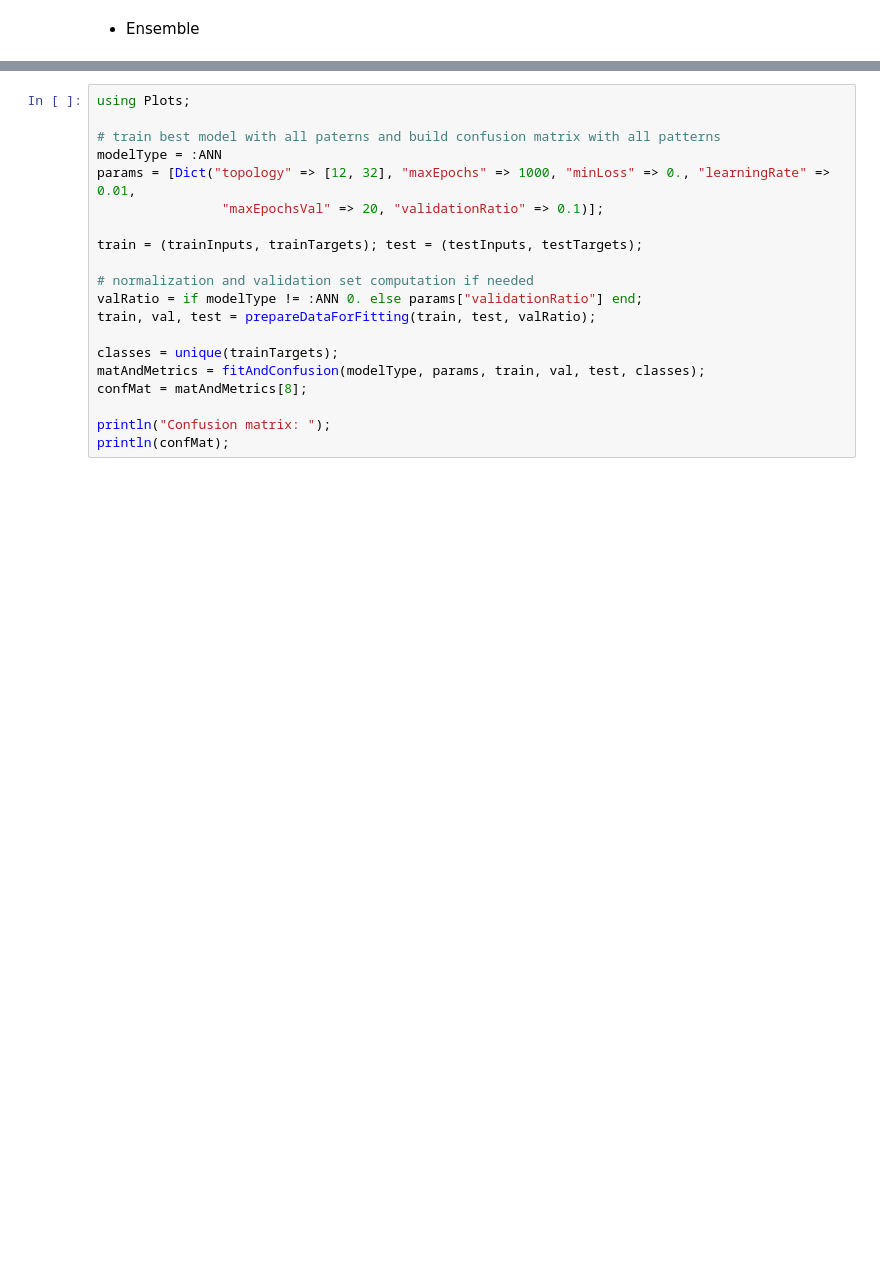
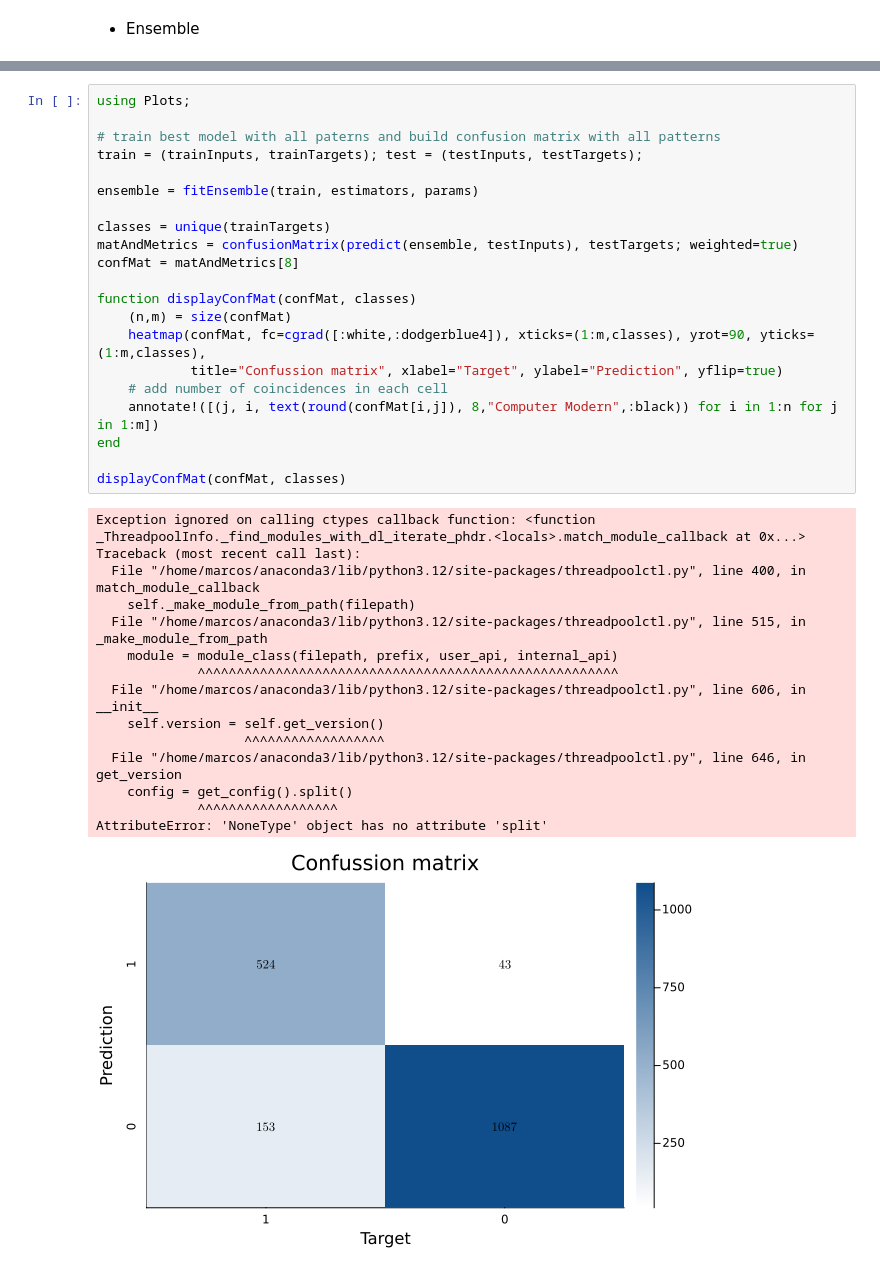
Before and after one commit to blasaraujo14/projectA_ML1, a Jupyter notebook: projectA.ipynb, the cells around one changed output, grey strips where cells are left out. Drawn from its saved outputs; the diff is of its cells as text; blank space fills up the shorter version.

```diff
--- a/projectA.ipynb
+++ b/projectA.ipynb
@@ -263,21 +280,38 @@ AttributeError: 'NoneType' object has no attribute 'split'
-# %%
-using Plots;
-
-# train best model with all paterns and build confusion matrix with all patterns
-modelType = :ANN
-params = [Dict("topology" => [12, 32], "maxEpochs" => 1000, "minLoss" => 0., "learningRate" => 0.01,
-                "maxEpochsVal" => 20, "validationRatio" => 0.1)];
-
-train = (trainInputs, trainTargets); test = (testInputs, testTargets);
-
-# normalization and validation set computation if needed
-valRatio = if modelType != :ANN 0. else params["validationRatio"] end;
-train, val, test = prepareDataForFitting(train, test, valRatio);
-
-classes = unique(trainTargets);
-matAndMetrics = fitAndConfusion(modelType, params, train, val, test, classes);
-confMat = matAndMetrics[8];
-
-println("Confusion matrix: ");
-println(confMat);
+# %%
+using Plots;
+
+# train best model with all paterns and build confusion matrix with all patterns
+train = (trainInputs, trainTargets); test = (testInputs, testTargets);
+
+ensemble = fitEnsemble(train, estimators, params)
+
+classes = unique(trainTargets)
+matAndMetrics = confusionMatrix(predict(ensemble, testInputs), testTargets; weighted=true)
+confMat = matAndMetrics[8]
+
+function displayConfMat(confMat, classes)
+    (n,m) = size(confMat)
+    heatmap(confMat, fc=cgrad([:white,:dodgerblue4]), xticks=(1:m,classes), yrot=90, yticks=(1:m,classes),
+            title="Confussion matrix", xlabel="Target", ylabel="Prediction", yflip=true)
+    # add number of coincidences in each cell
+    annotate!([(j, i, text(round(confMat[i,j]), 8,"Computer Modern",:black)) for i in 1:n for j in 1:m])
+end
+
+displayConfMat(confMat, classes)
+# %% [output]
+Exception ignored on calling ctypes callback function: <function _ThreadpoolInfo._find_modules_with_dl_iterate_phdr.<locals>.match_module_callback at 0x...>
+Traceback (most recent call last):
+  File "/home/marcos/anaconda3/lib/python3.12/site-packages/threadpoolctl.py", line 400, in match_module_callback
+    self._make_module_from_path(filepath)
+  File "/home/marcos/anaconda3/lib/python3.12/site-packages/threadpoolctl.py", line 515, in _make_module_from_path
+    module = module_class(filepath, prefix, user_api, internal_api)
+             ^^^^^^^^^^^^^^^^^^^^^^^^^^^^^^^^^^^^^^^^^^^^^^^^^^^^^^
+  File "/home/marcos/anaconda3/lib/python3.12/site-packages/threadpoolctl.py", line 606, in __init__
+    self.version = self.get_version()
+                   ^^^^^^^^^^^^^^^^^^
+  File "/home/marcos/anaconda3/lib/python3.12/site-packages/threadpoolctl.py", line 646, in get_version
+    config = get_config().split()
+             ^^^^^^^^^^^^^^^^^^
+AttributeError: 'NoneType' object has no attribute 'split'
+[figure, added]
 # %%
```
Also changed, not shown: parts of 12 cells of this notebook, 4 other files.
